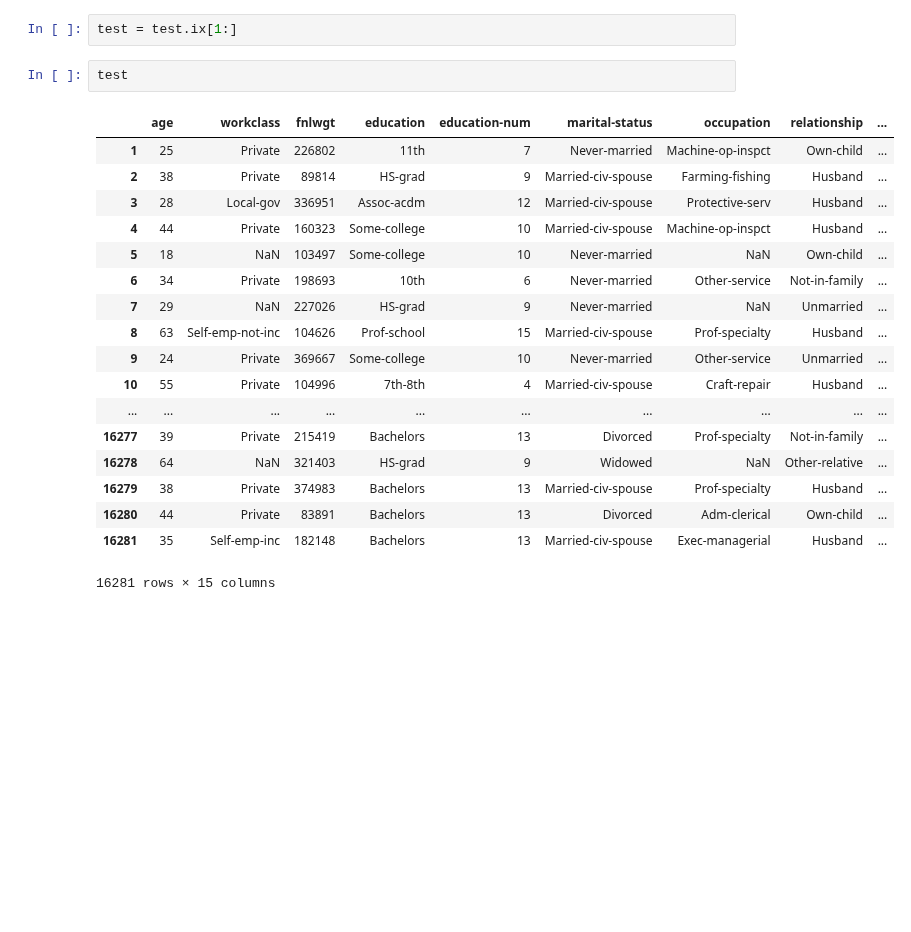
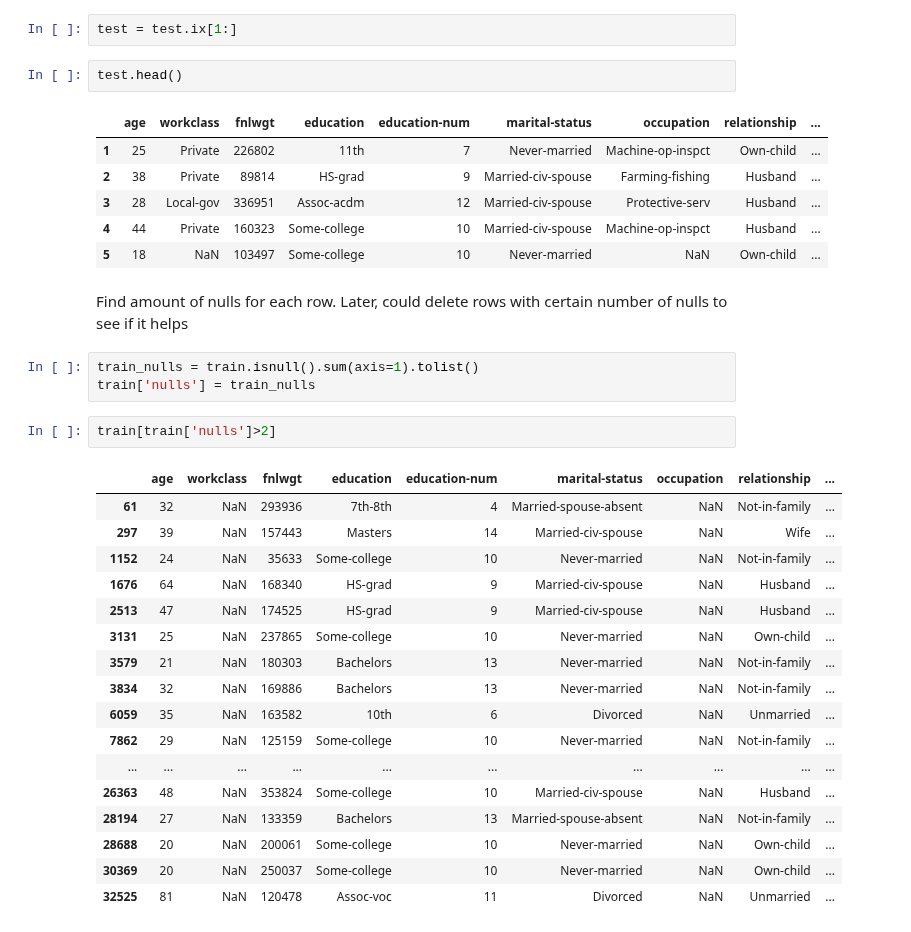
Before and after one commit to molliemarie/DS-Projects, a Jupyter notebook: CensusIncome/Census_Income.ipynb, the cells around one changed output. Drawn from its saved outputs; the diff is of its cells as text; blank space fills up the shorter version.

Commit message:
counted nulls per row

```diff
--- a/CensusIncome/Census_Income.ipynb
+++ b/CensusIncome/Census_Income.ipynb
@@ -68,23 +59,36 @@ test
 # %%
 test = test.ix[1:]
 # %%
-test
+test.head()
 # %% [output]
 |  | age | workclass | fnlwgt | education | education-num | marital-status | occupation | relationship | ... |
 | 1 | 25 | Private | 226802 | 11th | 7 | Never-married | Machine-op-inspct | Own-child | ... |
 | 2 | 38 | Private | 89814 | HS-grad | 9 | Married-civ-spouse | Farming-fishing | Husband | ... |
 | 3 | 28 | Local-gov | 336951 | Assoc-acdm | 12 | Married-civ-spouse | Protective-serv | Husband | ... |
 | 4 | 44 | Private | 160323 | Some-college | 10 | Married-civ-spouse | Machine-op-inspct | Husband | ... |
 | 5 | 18 | NaN | 103497 | Some-college | 10 | Never-married | NaN | Own-child | ... |
-| 6 | 34 | Private | 198693 | 10th | 6 | Never-married | Other-service | Not-in-family | ... |
-| 7 | 29 | NaN | 227026 | HS-grad | 9 | Never-married | NaN | Unmarried | ... |
-| 8 | 63 | Self-emp-not-inc | 104626 | Prof-school | 15 | Married-civ-spouse | Prof-specialty | Husband | ... |
-| 9 | 24 | Private | 369667 | Some-college | 10 | Never-married | Other-service | Unmarried | ... |
-| 10 | 55 | Private | 104996 | 7th-8th | 4 | Married-civ-spouse | Craft-repair | Husband | ... |
-| ... | ... | ... | ... | ... | ... | ... | ... | ... | ... |
-| 16277 | 39 | Private | 215419 | Bachelors | 13 | Divorced | Prof-specialty | Not-in-family | ... |
-| 16278 | 64 | NaN | 321403 | HS-grad | 9 | Widowed | NaN | Other-relative | ... |
-| 16279 | 38 | Private | 374983 | Bachelors | 13 | Married-civ-spouse | Prof-specialty | Husband | ... |
-| 16280 | 44 | Private | 83891 | Bachelors | 13 | Divorced | Adm-clerical | Own-child | ... |
-| 16281 | 35 | Self-emp-inc | 182148 | Bachelors | 13 | Married-civ-spouse | Exec-managerial | Husband | ... |
-16281 rows × 15 columns
+# %% [markdown]
+Find amount of nulls for each row. Later, could delete rows with certain number of nulls to see if it helps
+# %%
+train_nulls = train.isnull().sum(axis=1).tolist()
+train['nulls'] = train_nulls
+# %%
+train[train['nulls']>2]
+# %% [output]
+|  | age | workclass | fnlwgt | education | education-num | marital-status | occupation | relationship | ... |
+| 61 | 32 | NaN | 293936 | 7th-8th | 4 | Married-spouse-absent | NaN | Not-in-family | ... |
+| 297 | 39 | NaN | 157443 | Masters | 14 | Married-civ-spouse | NaN | Wife | ... |
+| 1152 | 24 | NaN | 35633 | Some-college | 10 | Never-married | NaN | Not-in-family | ... |
+| 1676 | 64 | NaN | 168340 | HS-grad | 9 | Married-civ-spouse | NaN | Husband | ... |
+| 2513 | 47 | NaN | 174525 | HS-grad | 9 | Married-civ-spouse | NaN | Husband | ... |
+| 3131 | 25 | NaN | 237865 | Some-college | 10 | Never-married | NaN | Own-child | ... |
+| 3579 | 21 | NaN | 180303 | Bachelors | 13 | Never-married | NaN | Not-in-family | ... |
+| 3834 | 32 | NaN | 169886 | Bachelors | 13 | Never-married | NaN | Not-in-family | ... |
+| 6059 | 35 | NaN | 163582 | 10th | 6 | Divorced | NaN | Unmarried | ... |
+| 7862 | 29 | NaN | 125159 | Some-college | 10 | Never-married | NaN | Not-in-family | ... |
+| ... | ... | ... | ... | ... | ... | ... | ... | ... | ... |
+| 26363 | 48 | NaN | 353824 | Some-college | 10 | Married-civ-spouse | NaN | Husband | ... |
+| 28194 | 27 | NaN | 133359 | Bachelors | 13 | Married-spouse-absent | NaN | Not-in-family | ... |
+| 28688 | 20 | NaN | 200061 | Some-college | 10 | Never-married | NaN | Own-child | ... |
+| 30369 | 20 | NaN | 250037 | Some-college | 10 | Never-married | NaN | Own-child | ... |
+| 32525 | 81 | NaN | 120478 | Assoc-voc | 11 | Divorced | NaN | Unmarried | ... |
```
Also changed, not shown: parts of 3 cells of this notebook.
